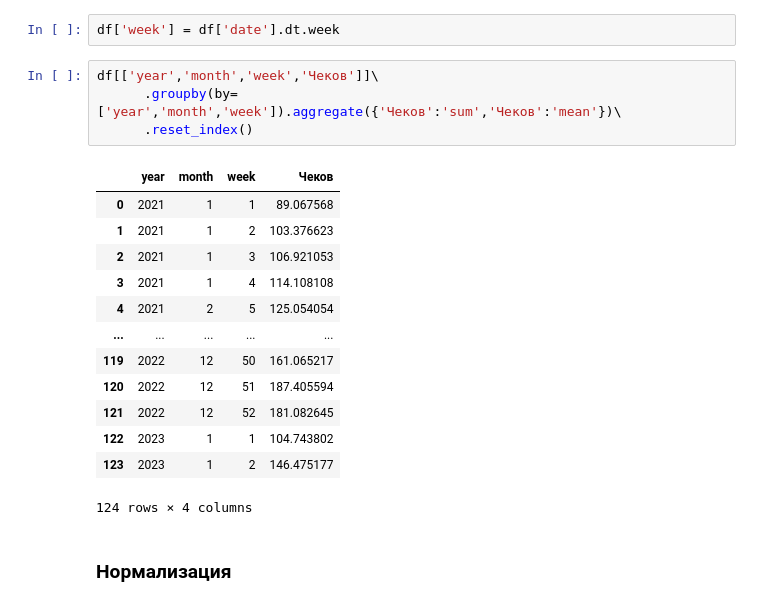
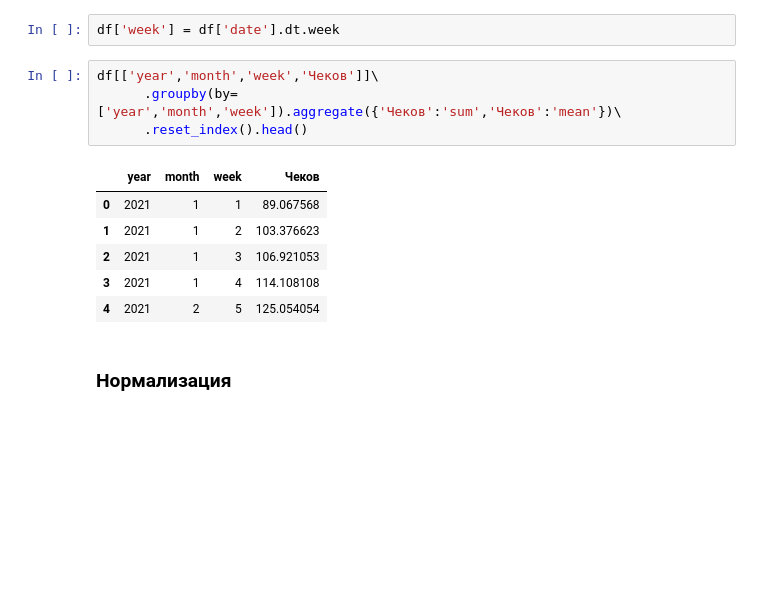
Before and after one commit to KeskilV/rb_daypp, a Jupyter notebook: ipynb/TZ_DPP.ipynb, the cells around one changed output. Drawn from its saved outputs; the diff is of its cells as text; blank space fills up the shorter version.

```diff
--- a/ipynb/TZ_DPP.ipynb
+++ b/ipynb/TZ_DPP.ipynb
@@ -124,21 +114,14 @@ df['week'] = df['date'].dt.week
 # %%
 df[['year','month','week','Чеков']]\
       .groupby(by=['year','month','week']).aggregate({'Чеков':'sum','Чеков':'mean'})\
-      .reset_index()
+      .reset_index().head()
 # %% [output]
 |  | year | month | week | Чеков |
 | 0 | 2021 | 1 | 1 | 89.067568 |
 | 1 | 2021 | 1 | 2 | 103.376623 |
 | 2 | 2021 | 1 | 3 | 106.921053 |
 | 3 | 2021 | 1 | 4 | 114.108108 |
 | 4 | 2021 | 2 | 5 | 125.054054 |
-| ... | ... | ... | ... | ... |
-| 119 | 2022 | 12 | 50 | 161.065217 |
-| 120 | 2022 | 12 | 51 | 187.405594 |
-| 121 | 2022 | 12 | 52 | 181.082645 |
-| 122 | 2023 | 1 | 1 | 104.743802 |
-| 123 | 2023 | 1 | 2 | 146.475177 |
-124 rows × 4 columns
 # %% [markdown]
 ### Нормализация
 # %%
```
Also changed, not shown: parts of 13 cells of this notebook, 2 other files.
